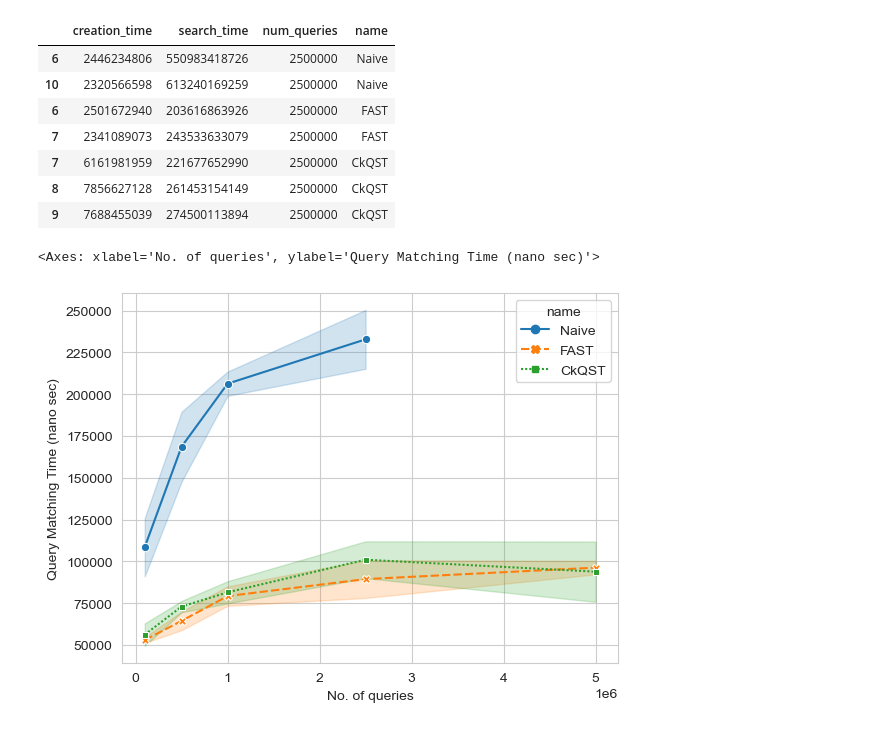
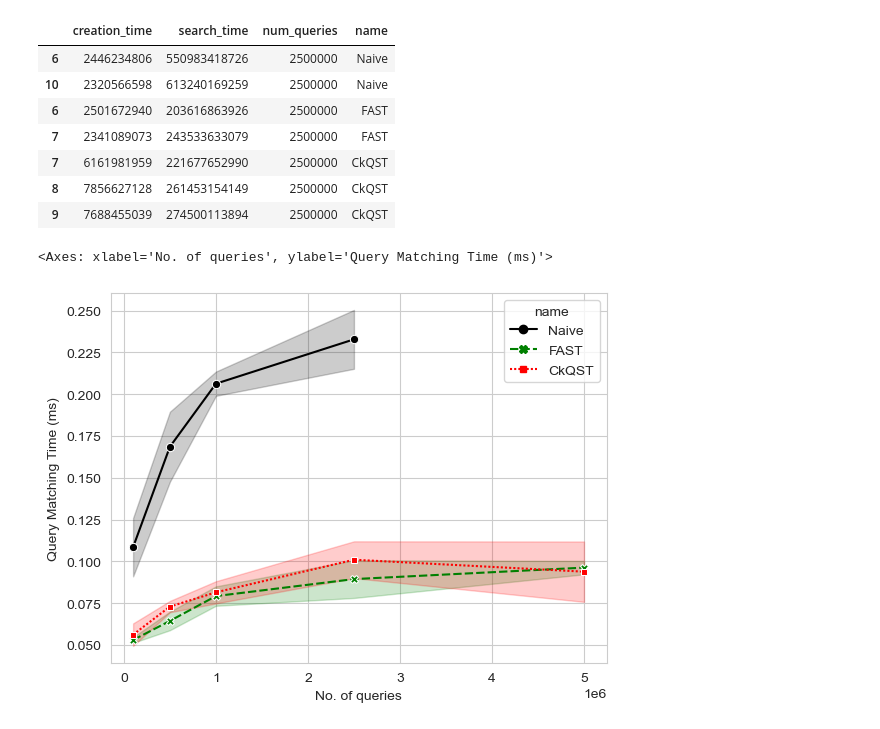
Before and after one commit to ThatUdeshUK/fast_extension, a Jupyter notebook: analysis/PlacesKNN(Remote).ipynb, the cells around one changed output. Cells and saved outputs as stored; diff of their text form; code cells hidden in the pictures.

```diff
--- a/analysis/PlacesKNN(Remote).ipynb
+++ b/analysis/PlacesKNN(Remote).ipynb
@@ -78,14 +78,14 @@ res[res['num_queries'] == 2500000]
 | 9 | 7688455039 | 274500113894 | 2500000 | CkQST |
 # %%
 search_res = res.loc[:, ['search_time', 'num_queries', 'name']]
-search_res['Query Matching Time (nano sec)'] = search_res['search_time'].apply(lambda x: x) / search_res['num_queries']
+search_res['Query Matching Time (ms)'] = search_res['search_time'].apply(lambda x: x) / (search_res['num_queries'] * 1000000)
 search_res = search_res.rename(columns={"num_queries": "No. of queries"})
 # create_res['experiment'] = create_res['name'].apply(expName)
 
-sns.lineplot(x="No. of queries", y='Query Matching Time (nano sec)', hue='name', style='name', data=search_res, errorbar='sd', markers=True)
+sns.lineplot(x="No. of queries", y='Query Matching Time (ms)', hue='name', style='name', data=search_res, errorbar='sd', palette=['black', 'g', 'r'], markers=True)
 # %% [output]
-<Axes: xlabel='No. of queries', ylabel='Query Matching Time (nano sec)'>
+<Axes: xlabel='No. of queries', ylabel='Query Matching Time (ms)'>
-[figure, old version]
+[figure, new version]
 # %%
 # Optimization
 # - Custom iterator
```
Also changed, not shown: 29 other files.
